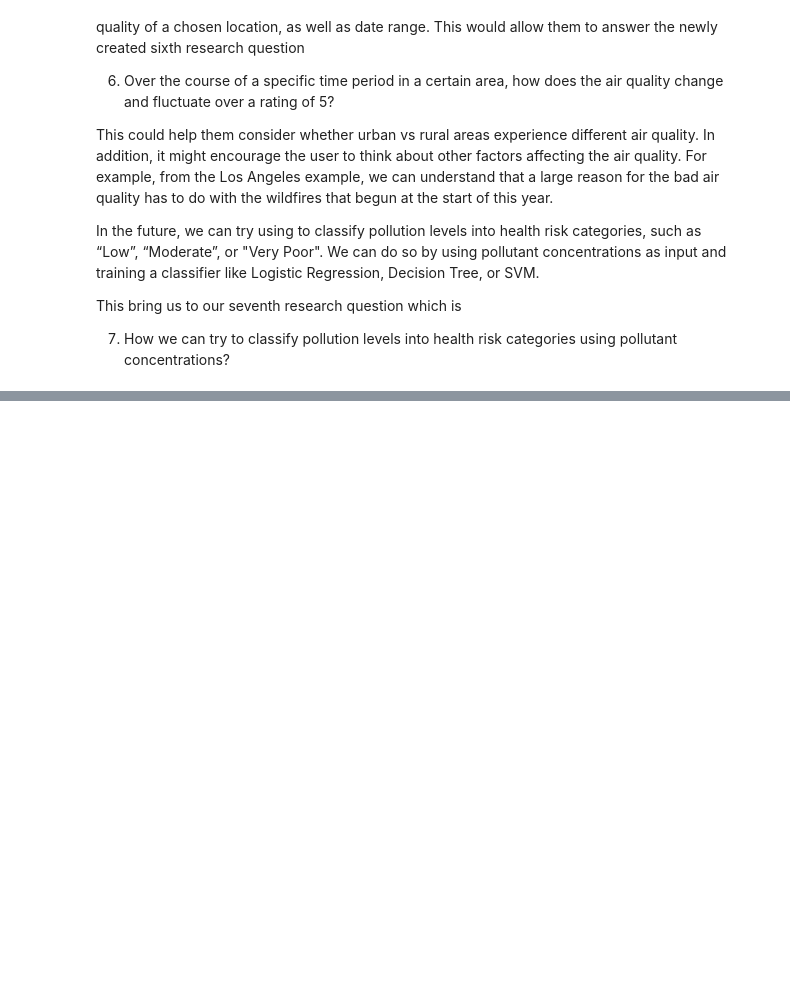
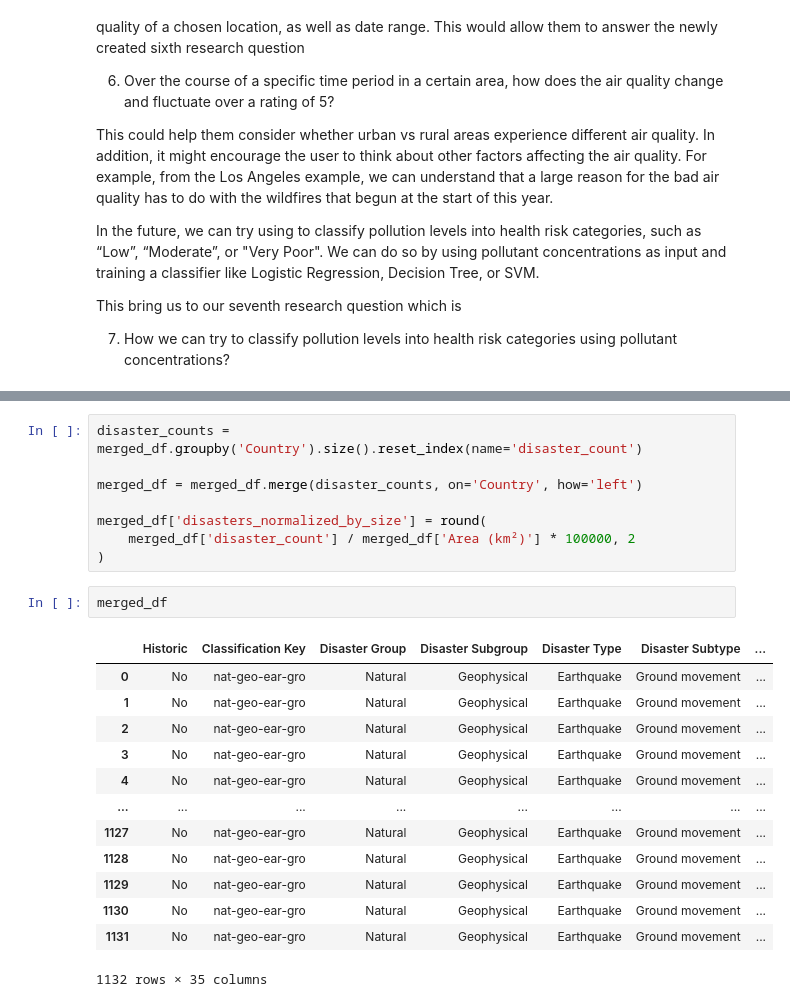
Before and after one commit to megaminding/machine_learning_research, a Jupyter notebook: posts/Environmental Machine Learning Project/index.ipynb, the cells around one changed output, grey strips where cells are left out. Saved outputs shown, nothing was run; the diff lists cells and outputs as text; blank space fills up the shorter version.

```diff
--- a/posts/Environmental Machine Learning Project/index.ipynb
+++ b/posts/Environmental Machine Learning Project/index.ipynb
@@ -674,0 +749,24 @@ This bring us to our seventh research question which is
+# %%
+disaster_counts = merged_df.groupby('Country').size().reset_index(name='disaster_count')
+
+merged_df = merged_df.merge(disaster_counts, on='Country', how='left')
+
+merged_df['disasters_normalized_by_size'] = round(
+    merged_df['disaster_count'] / merged_df['Area (km²)'] * 100000, 2
+)
+# %%
+merged_df
+# %% [output]
+|  | Historic | Classification Key | Disaster Group | Disaster Subgroup | Disaster Type | Disaster Subtype | ... |
+| 0 | No | nat-geo-ear-gro | Natural | Geophysical | Earthquake | Ground movement | ... |
+| 1 | No | nat-geo-ear-gro | Natural | Geophysical | Earthquake | Ground movement | ... |
+| 2 | No | nat-geo-ear-gro | Natural | Geophysical | Earthquake | Ground movement | ... |
+| 3 | No | nat-geo-ear-gro | Natural | Geophysical | Earthquake | Ground movement | ... |
+| 4 | No | nat-geo-ear-gro | Natural | Geophysical | Earthquake | Ground movement | ... |
+| ... | ... | ... | ... | ... | ... | ... | ... |
+| 1127 | No | nat-geo-ear-gro | Natural | Geophysical | Earthquake | Ground movement | ... |
+| 1128 | No | nat-geo-ear-gro | Natural | Geophysical | Earthquake | Ground movement | ... |
+| 1129 | No | nat-geo-ear-gro | Natural | Geophysical | Earthquake | Ground movement | ... |
+| 1130 | No | nat-geo-ear-gro | Natural | Geophysical | Earthquake | Ground movement | ... |
+| 1131 | No | nat-geo-ear-gro | Natural | Geophysical | Earthquake | Ground movement | ... |
+1132 rows × 35 columns
```
Also changed, not shown: parts of 10 cells of this notebook, 54 other files.
